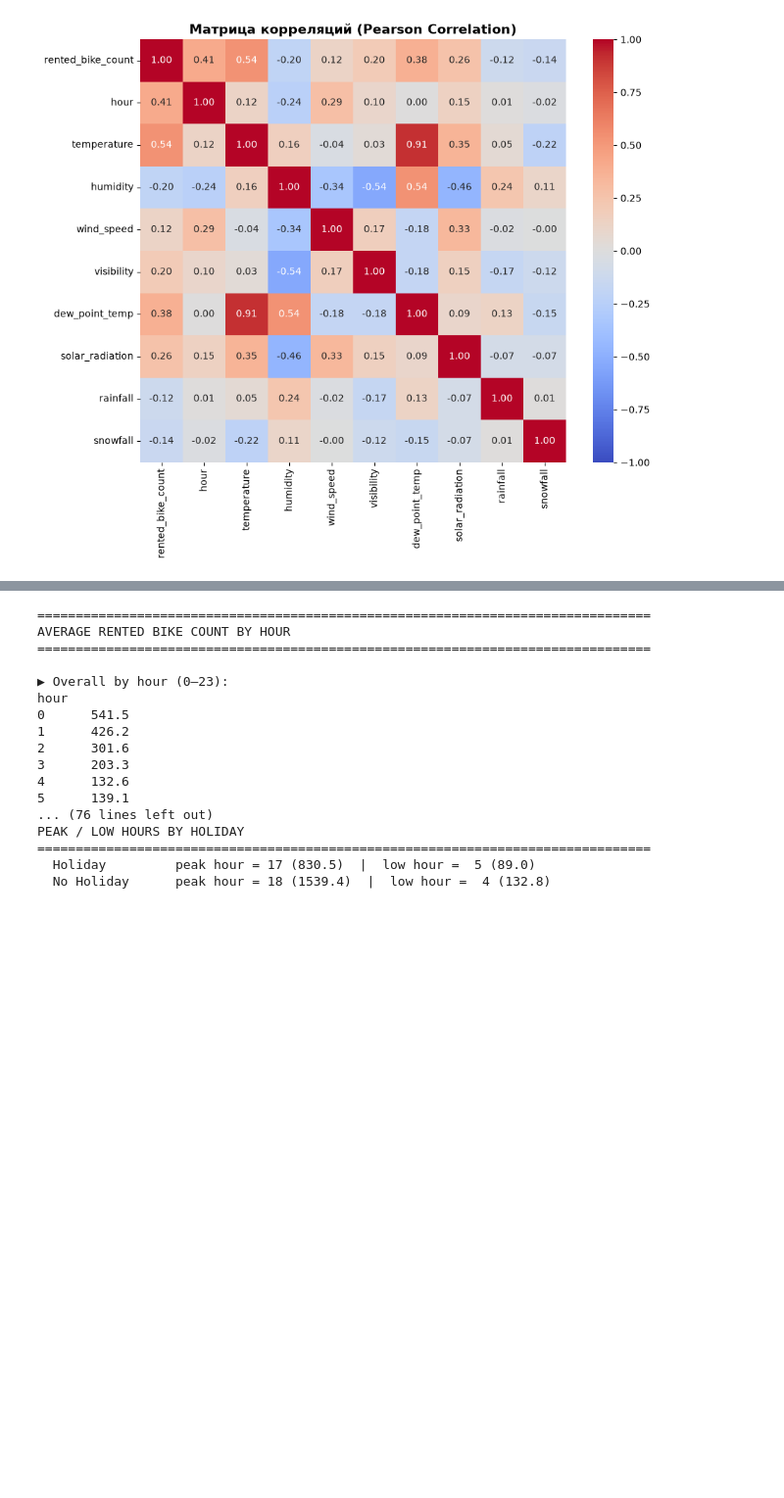
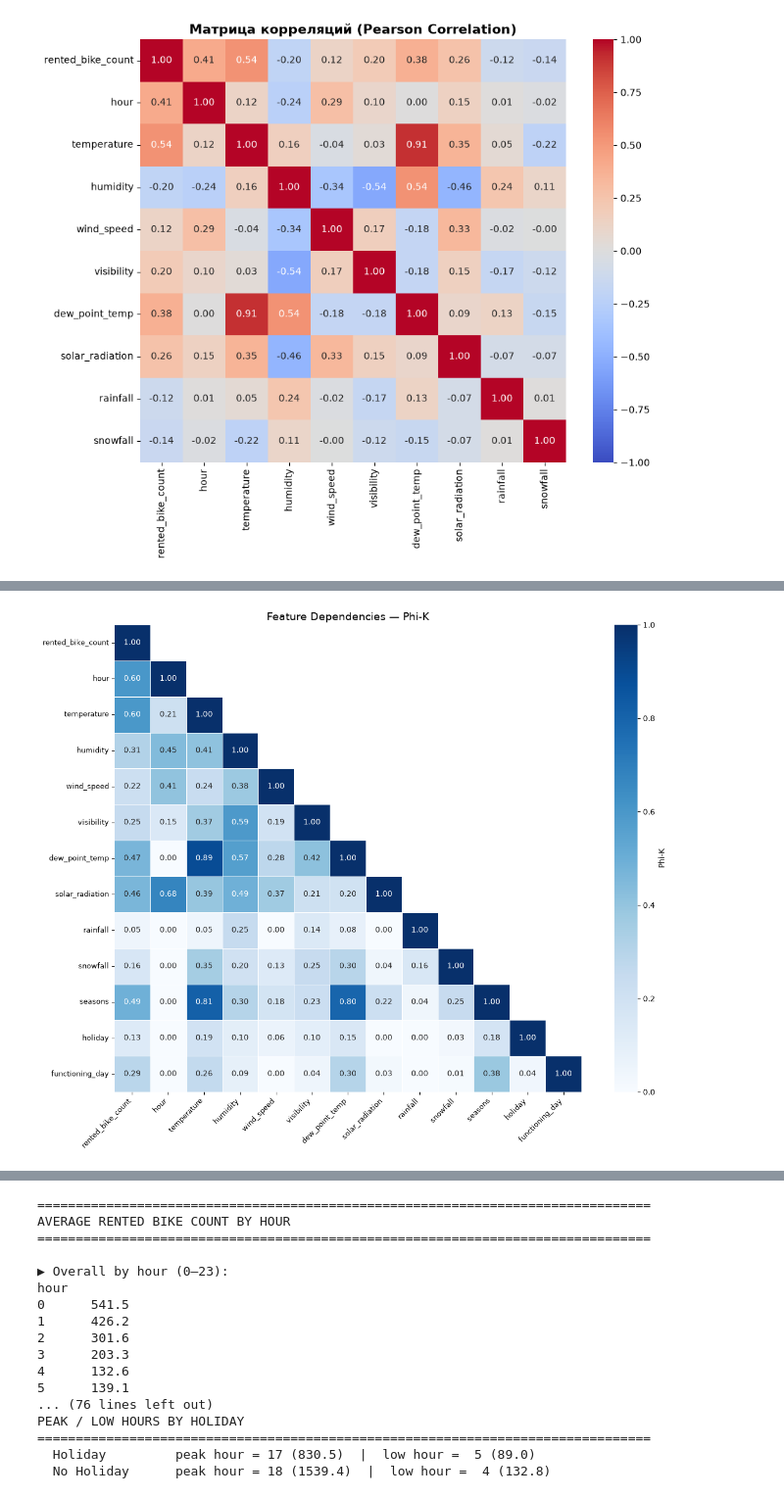
Before and after one commit to Vatman30000/Project_Practicum_team_13, a Jupyter notebook: notebooks/eda.ipynb, the cells around one changed output, grey strips where cells are left out. Shown at 98% size. Cells and saved outputs as stored; diff of their text form; code cells hidden in the pictures; blank space fills up the shorter version.

```diff
--- a/notebooks/eda.ipynb
+++ b/notebooks/eda.ipynb
@@ -785,0 +869,80 @@ plt.show()
+# %%
+import matplotlib.pyplot as plt
+import numpy as np
+import seaborn as sns
+
+weather_cols = [
+    "temperature",
+    "humidity",
+    "wind_speed",
+    "visibility",
+    "dew_point_temp",
+    "solar_radiation",
+    "rainfall",
+    "snowfall",
+]
+
+categorical_cols = [
+    "seasons",
+    "holiday",
+    "functioning_day",
+]
+
+target_col = "rented_bike_count"
+
+analysis_cols = (
+    [target_col, "hour"]
+    + weather_cols
+    + categorical_cols
+)
+
+dependency_data = df[analysis_cols].copy()
+
+# Непрерывные/количественные переменные для разбиения на интервалы.
+# hour оставляем как 24 отдельных значения.
+interval_cols = [target_col] + weather_cols
+
+phik_corr = dependency_data.phik_matrix(
+    interval_cols=interval_cols,
+    bins=10,
+    quantile=False,
+    noise_correction=True,
+    verbose=False,
+    njobs=1,
+)
+
+# Сохраняем выбранный порядок переменных.
+phik_corr = phik_corr.loc[analysis_cols, analysis_cols]
+
+# Скрываем только верхнюю половину: матрица симметрична.
+mask = np.triu(
+    np.ones_like(phik_corr, dtype=bool),
+    k=1,
+)
+
+fig, ax = plt.subplots(figsize=(13, 10))
+
+sns.heatmap(
+    phik_corr,
+    mask=mask,
+    annot=True,
+    fmt=".2f",
+    cmap="Blues",
+    vmin=0,
+    vmax=1,
+    square=True,
+    linewidths=0.4,
+    cbar_kws={"label": "Phi-K"},
+    ax=ax,
+)
+
+ax.set_title("Feature Dependencies — Phi-K", fontsize=14)
+ax.tick_params(axis="both", labelsize=9)
+
+plt.setp(ax.get_xticklabels(), rotation=45, ha="right")
+plt.setp(ax.get_yticklabels(), rotation=0)
+
+fig.tight_layout()
+plt.show()
+# %% [output]
+[figure, added]
```
Also changed, not shown: parts of 38 cells of this notebook, 6 other files.
